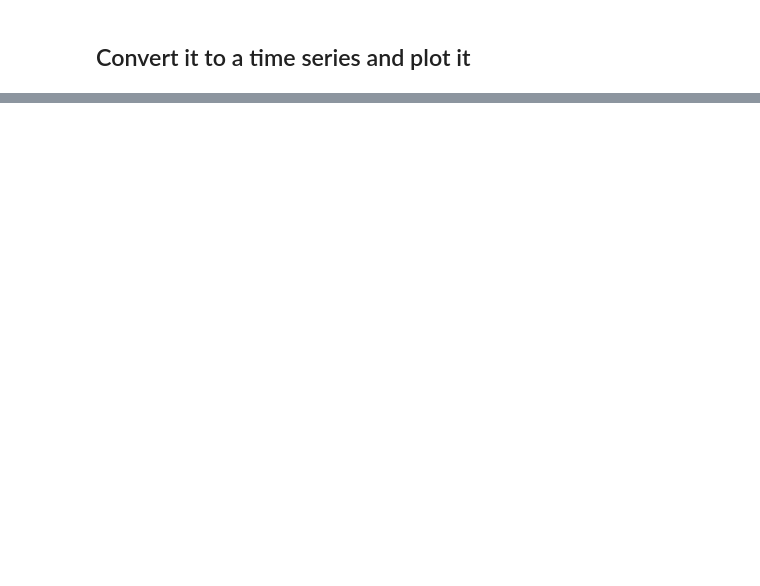
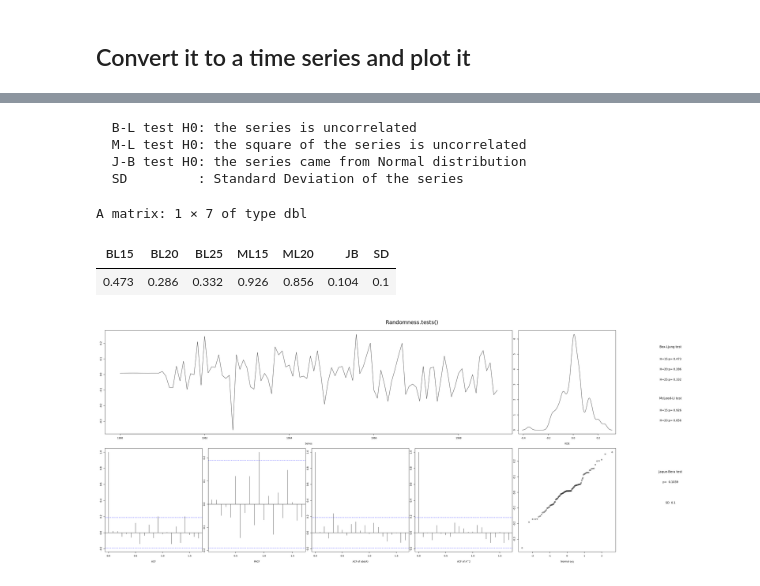
Before and after one commit to EricMaibach/TimeSeries, a Jupyter notebook: FinalProject.ipynb, the cells around one changed output, grey strips where cells are left out. Cells and saved outputs as stored; diff of their text form; code cells hidden in the pictures; blank space fills up the shorter version.

```diff
--- a/FinalProject.ipynb
+++ b/FinalProject.ipynb
@@ -160,0 +92,3 @@ AIC=20341.5   AICc=20341.86   BIC=20496.56
+# %%
+Fit2 <- auto.arima(D1, lambda=0, stepwise = FALSE, approximation = FALSE)
+Fit2
@@ -160,0 +107,11 @@ AIC=20341.5   AICc=20341.86   BIC=20496.56
+# %%
+Randomness.tests(Fit2$residuals)
+# %% [output]
+  B-L test H0: the series is uncorrelated
+  M-L test H0: the square of the series is uncorrelated
+  J-B test H0: the series came from Normal distribution
+  SD         : Standard Deviation of the series
+A matrix: 1 × 7 of type dbl
+| BL15 | BL20 | BL25 | ML15 | ML20 | JB | SD |
+| 0.473 | 0.286 | 0.332 | 0.926 | 0.856 | 0.104 | 0.1 |
+[figure, added]
```
Also changed, not shown: parts of 44 cells of this notebook.
